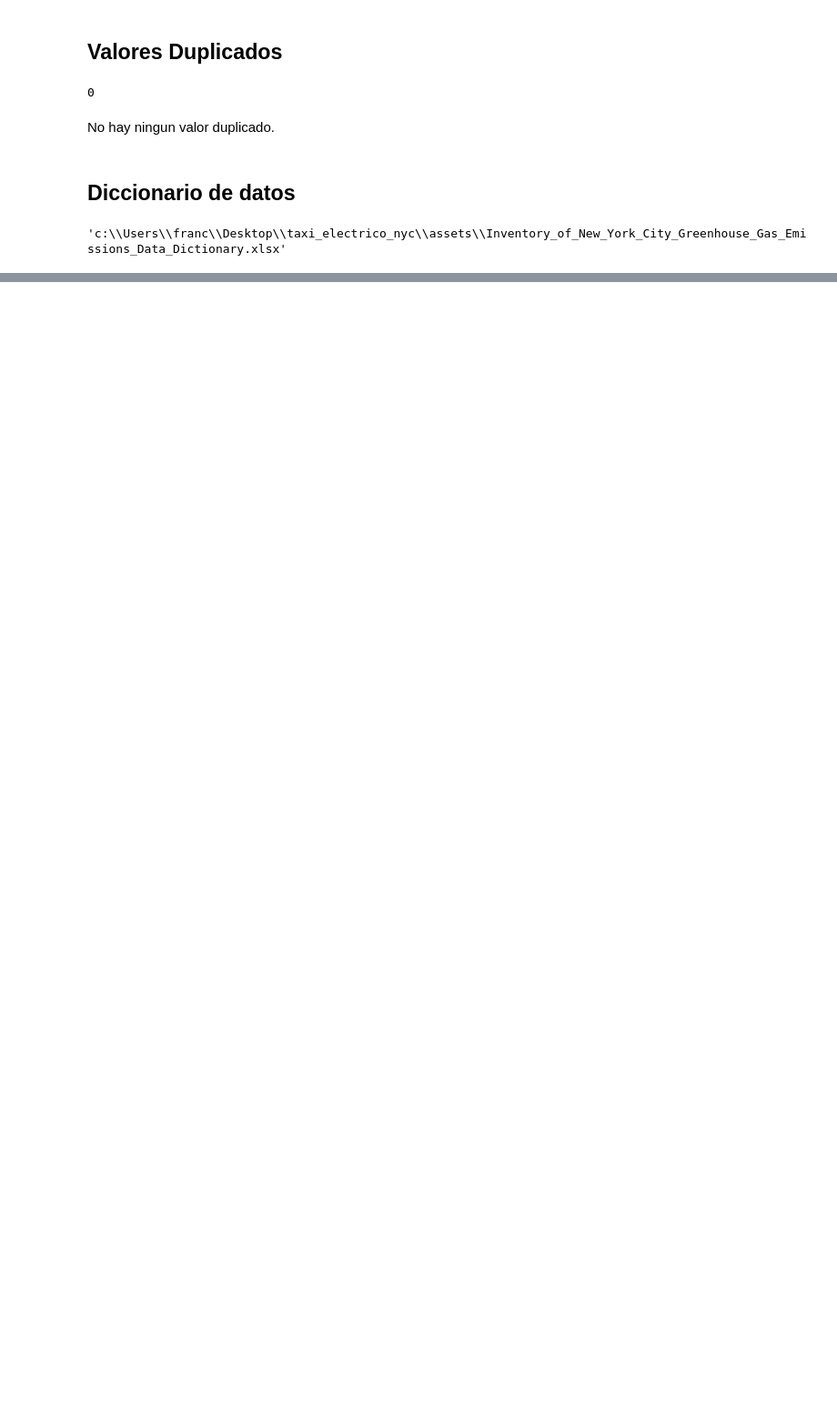
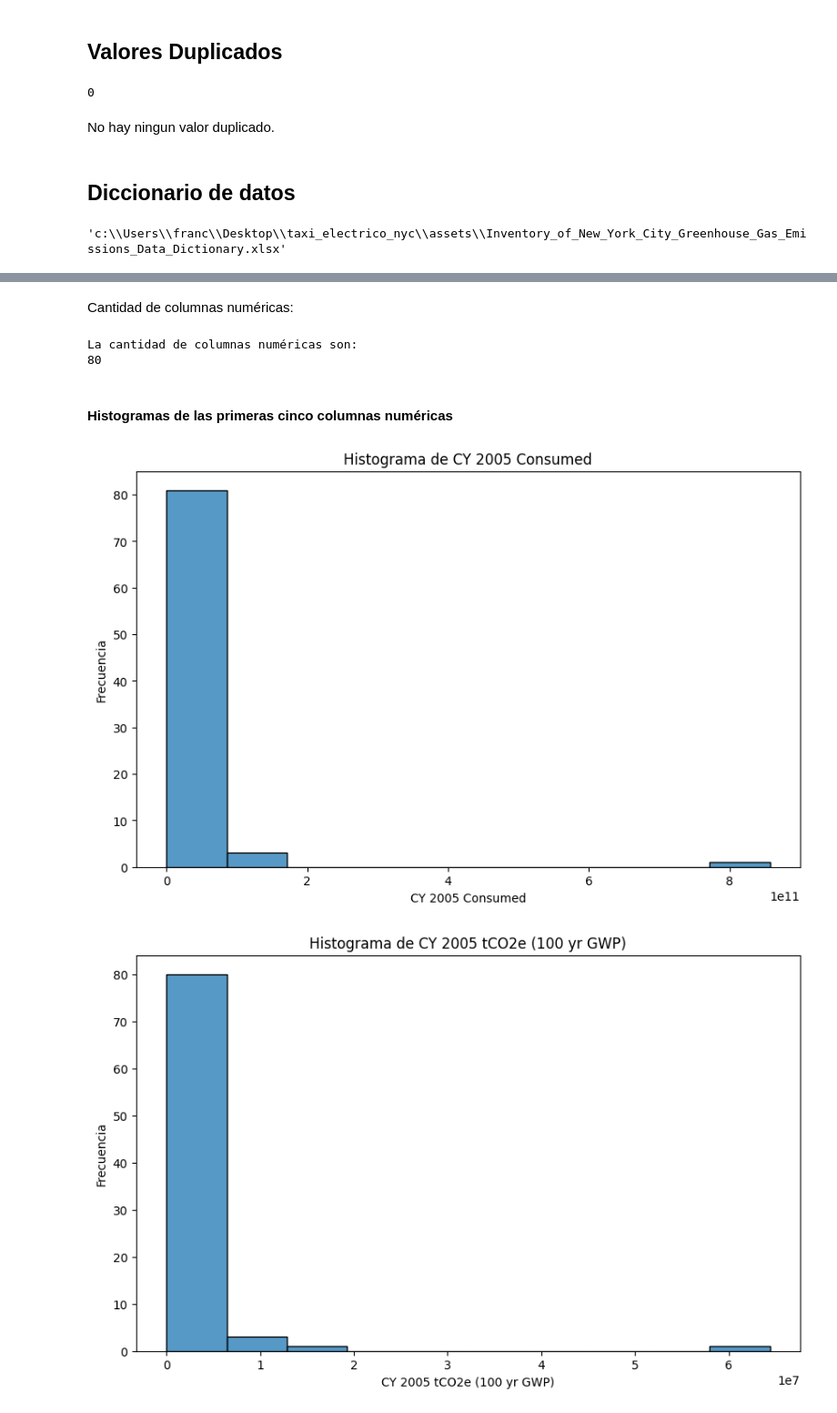
Before and after one commit to lmunozm1702/taxi_electrico_nyc, a Jupyter notebook: EDA/EDA-Calidad_de_Gas_Emissions.ipynb, the cells around one changed output, grey strips where cells are left out. Shown at 91% size. Cells and saved outputs as stored; diff of their text form; code cells hidden in the pictures; blank space fills up the shorter version.

```diff
--- a/EDA/EDA-Calidad_de_Gas_Emissions.ipynb
+++ b/EDA/EDA-Calidad_de_Gas_Emissions.ipynb
@@ -187,0 +192,3 @@ diccionario
+# %%
+columnas_numericas = gas_emissions.select_dtypes(include=[float, int]).columns
+print("Columnas numéricas:", columnas_numericas)
@@ -187,0 +213,21 @@ diccionario
+# %% [markdown]
+Cantidad de columnas numéricas:
+# %%
+print("La cantidad de columnas numéricas son:")
+print(len(columnas_numericas))
+# %% [output]
+La cantidad de columnas numéricas son:
+80
+# %% [markdown]
+#### Histogramas de las primeras cinco columnas numéricas
+# %%
+for columna in columnas_numericas[:5]:
+    plt.figure(figsize=(10, 6))
+    sns.histplot(x=gas_emissions[columna], bins=10)
+    plt.title(f'Histograma de {columna}')
+    plt.xlabel(columna)
+    plt.ylabel('Frecuencia')
+    plt.show()
+# %% [output]
+[figure, added]
+[figure, added]
```
Also changed, not shown: parts of 17 cells of this notebook.
